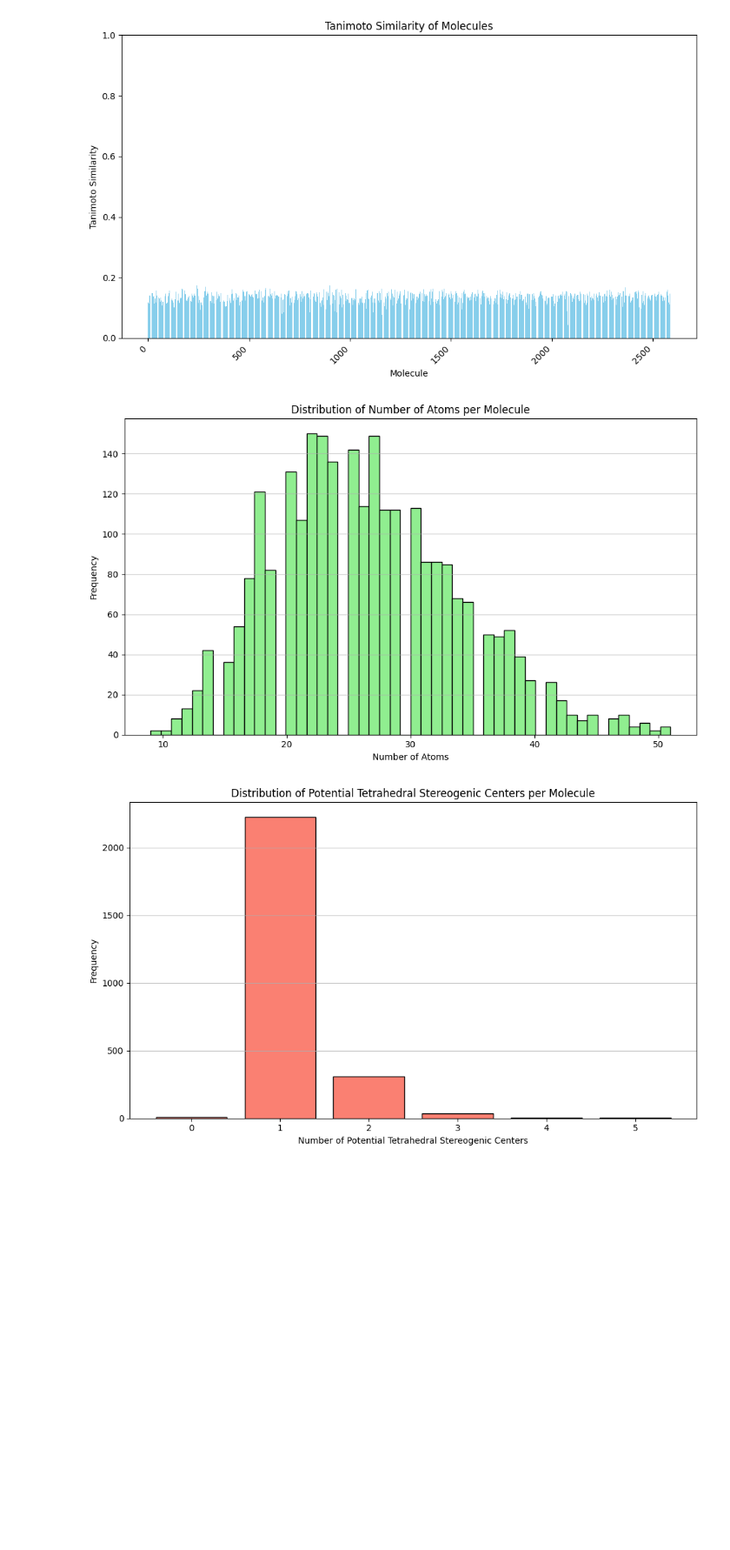
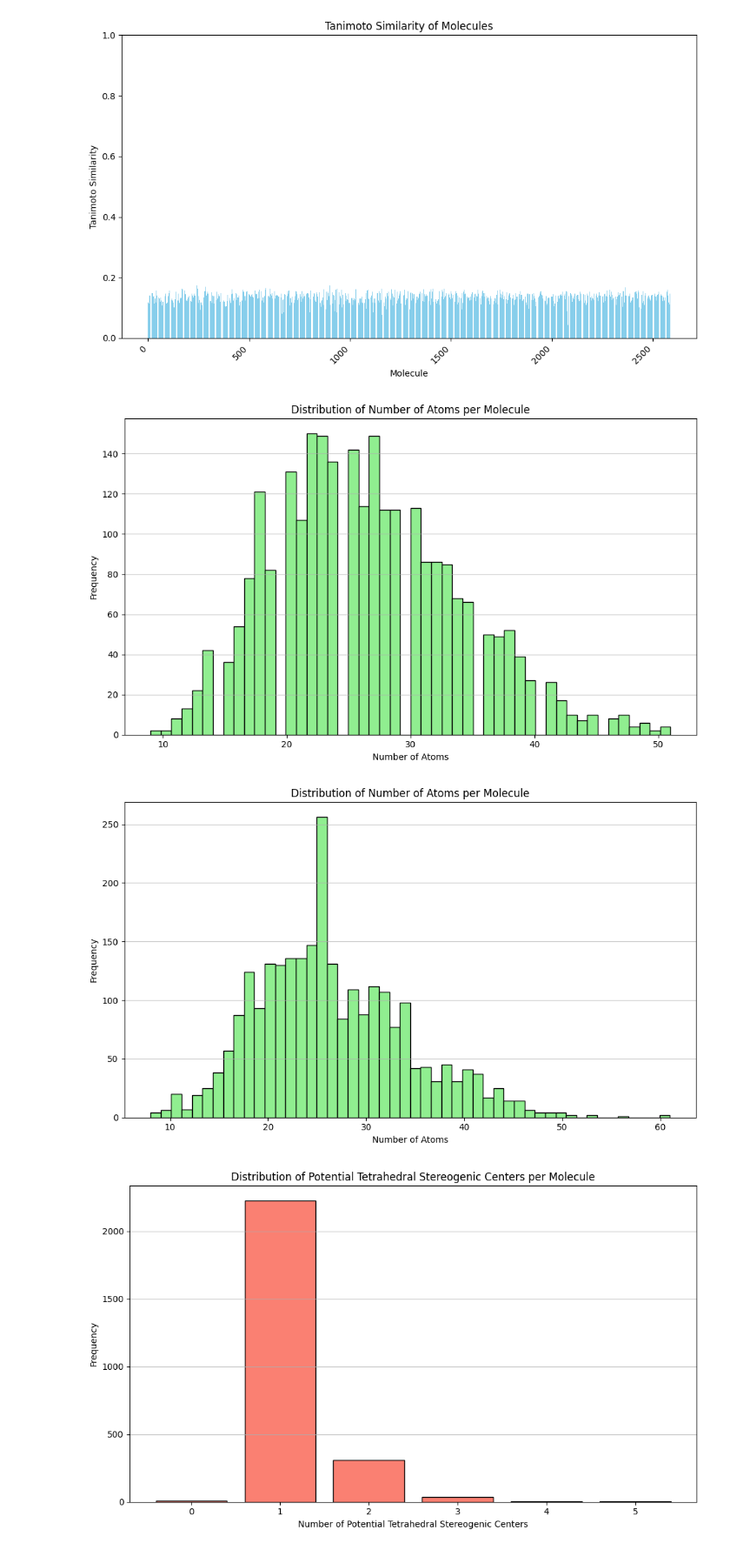
Before and after one commit to AlexanderGzyl/HPLC_ML_Leaderboard, a Jupyter notebook: ml/dataanalysis/data_split_eda.ipynb, the cells around one changed output. Shown: that part at 87% size. Drawn from its saved outputs; the diff is of its cells as text; code cells hidden in the pictures; blank space fills up the shorter version.

```diff
--- a/ml/dataanalysis/data_split_eda.ipynb
+++ b/ml/dataanalysis/data_split_eda.ipynb
@@ -124,10 +124,12 @@ plt.show()
 # %%
 # number of atoms vs molecule count (H,C,N,O,total)
 from utils import plot_num_atoms_per_molecule
 
 plot_num_atoms_per_molecule(test_df['SMILES'].to_list())
+plot_num_atoms_per_molecule(valid_df['SMILES'].to_list())
 # %% [output]
 [figure]
+[figure, added]
 # %%
 # Sterogenic centers
 from utils import plot_stereogenic_centers_per_molecule
```
Also changed, not shown: parts of 1 cell of this notebook.
